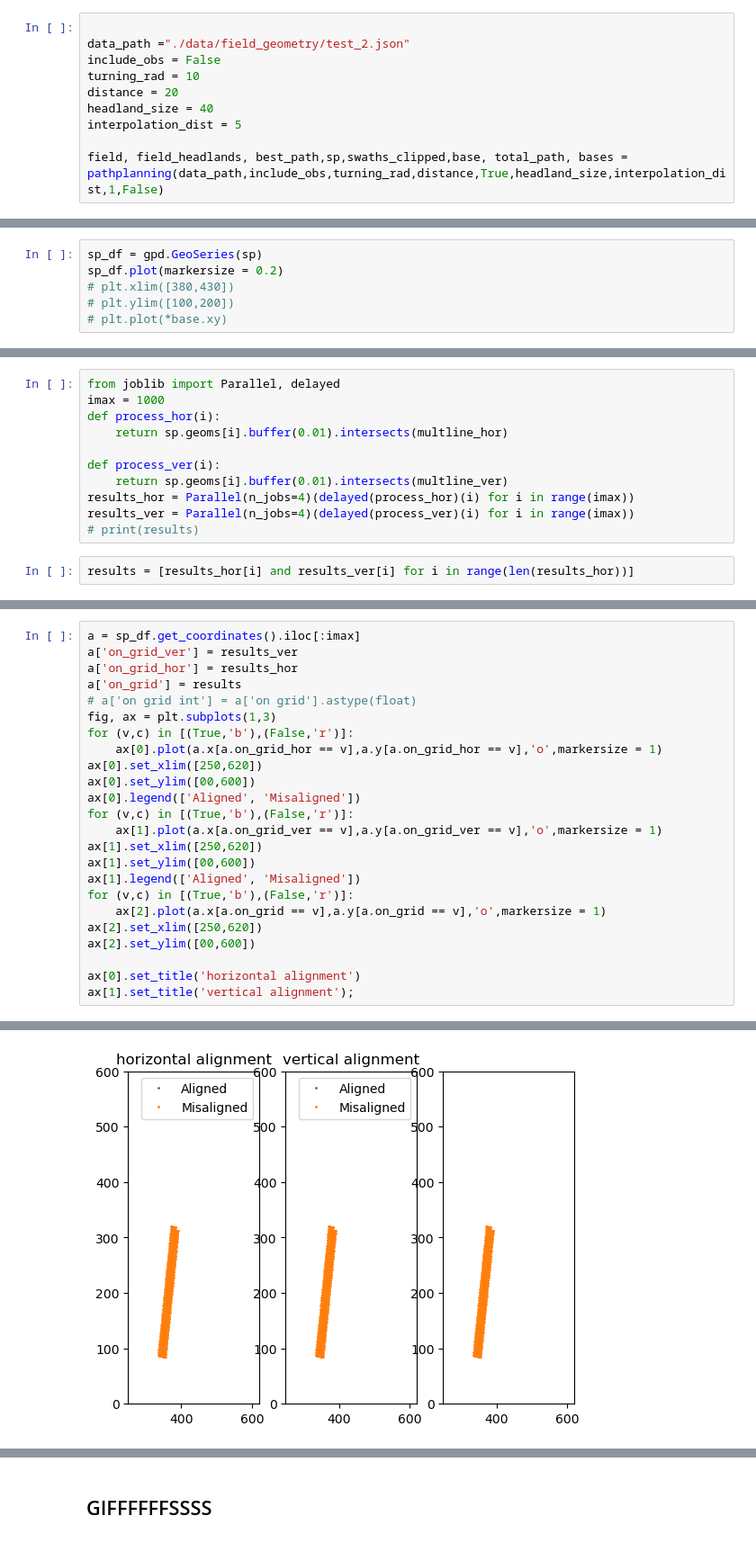
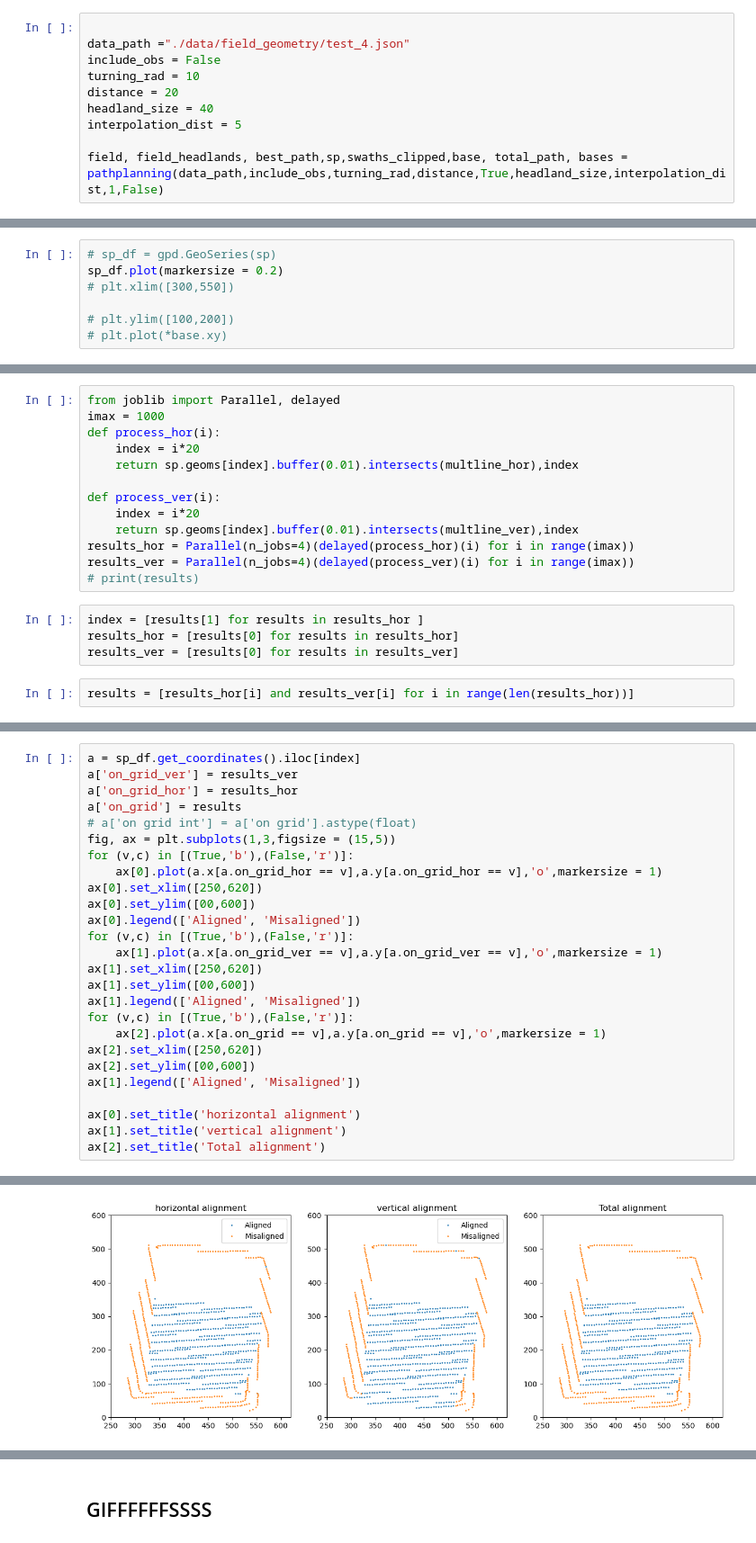
Before and after one commit to NickBak08/AgricultureRobotics, a Jupyter notebook: PathPlanning/testing_functions.ipynb, the cells around one changed output, grey strips where cells are left out. Shown: that part at 90% size. Saved outputs shown, nothing was run; the diff lists cells and outputs as text.

Commit message:
make function for checking alignment

```diff
--- a/PathPlanning/testing_functions.ipynb
+++ b/PathPlanning/testing_functions.ipynb
@@ -1353,7 +1478,7 @@ def pathplanning(data_path,include_obs,turning_rad,distance,plotting,headland_si
 ## main loop
 # %%
 
-data_path ="./data/field_geometry/test_2.json"
+data_path ="./data/field_geometry/test_4.json"
 include_obs = False
 turning_rad = 10
 distance = 20
@@ -1399,7 +1533,8 @@ max(base.xy[0])
 # %%
-sp_df = gpd.GeoSeries(sp)
+# sp_df = gpd.GeoSeries(sp)
 sp_df.plot(markersize = 0.2)
-# plt.xlim([380,430])
+# plt.xlim([300,550])
+
 # plt.ylim([100,200])
 # plt.plot(*base.xy)
 # %% [output]
@@ -1428,12 +1667,18 @@ multline_df = gpd.GeoSeries(multline_hor)
 from joblib import Parallel, delayed
 imax = 1000
 def process_hor(i):
-    return sp.geoms[i].buffer(0.01).intersects(multline_hor)
+    index = i*20
+    return sp.geoms[index].buffer(0.01).intersects(multline_hor),index
 
 def process_ver(i):
-    return sp.geoms[i].buffer(0.01).intersects(multline_ver)
+    index = i*20
+    return sp.geoms[index].buffer(0.01).intersects(multline_ver),index
 results_hor = Parallel(n_jobs=4)(delayed(process_hor)(i) for i in range(imax))
 results_ver = Parallel(n_jobs=4)(delayed(process_ver)(i) for i in range(imax))
 # print(results)
+# %%
+index = [results[1] for results in results_hor ]
+results_hor = [results[0] for results in results_hor]
+results_ver = [results[0] for results in results_ver]
 # %%
 results = [results_hor[i] and results_ver[i] for i in range(len(results_hor))]
@@ -1440,10 +1689,10 @@ results = [results_hor[i] and results_ver[i] for i in range(len(results_hor))]
 # %%
-a = sp_df.get_coordinates().iloc[:imax]
+a = sp_df.get_coordinates().iloc[index]
 a['on_grid_ver'] = results_ver
 a['on_grid_hor'] = results_hor
 a['on_grid'] = results
 # a['on grid int'] = a['on grid'].astype(float)
-fig, ax = plt.subplots(1,3)
+fig, ax = plt.subplots(1,3,figsize = (15,5))
 for (v,c) in [(True,'b'),(False,'r')]:
     ax[0].plot(a.x[a.on_grid_hor == v],a.y[a.on_grid_hor == v],'o',markersize = 1)
 ax[0].set_xlim([250,620])
@@ -1458,7 +1707,9 @@ for (v,c) in [(True,'b'),(False,'r')]:
     ax[2].plot(a.x[a.on_grid == v],a.y[a.on_grid == v],'o',markersize = 1)
 ax[2].set_xlim([250,620])
 ax[2].set_ylim([00,600])
+ax[1].legend(['Aligned', 'Misaligned'])
 
 ax[0].set_title('horizontal alignment')
-ax[1].set_title('vertical alignment');
+ax[1].set_title('vertical alignment')
+ax[2].set_title('Total alignment')
 # %% [output]
@@ -1465 +1717 @@ ax[1].set_title('vertical alignment');
-[figure, old version]
+[figure, new version]
```
Also changed, not shown: parts of 16 cells of this notebook.
